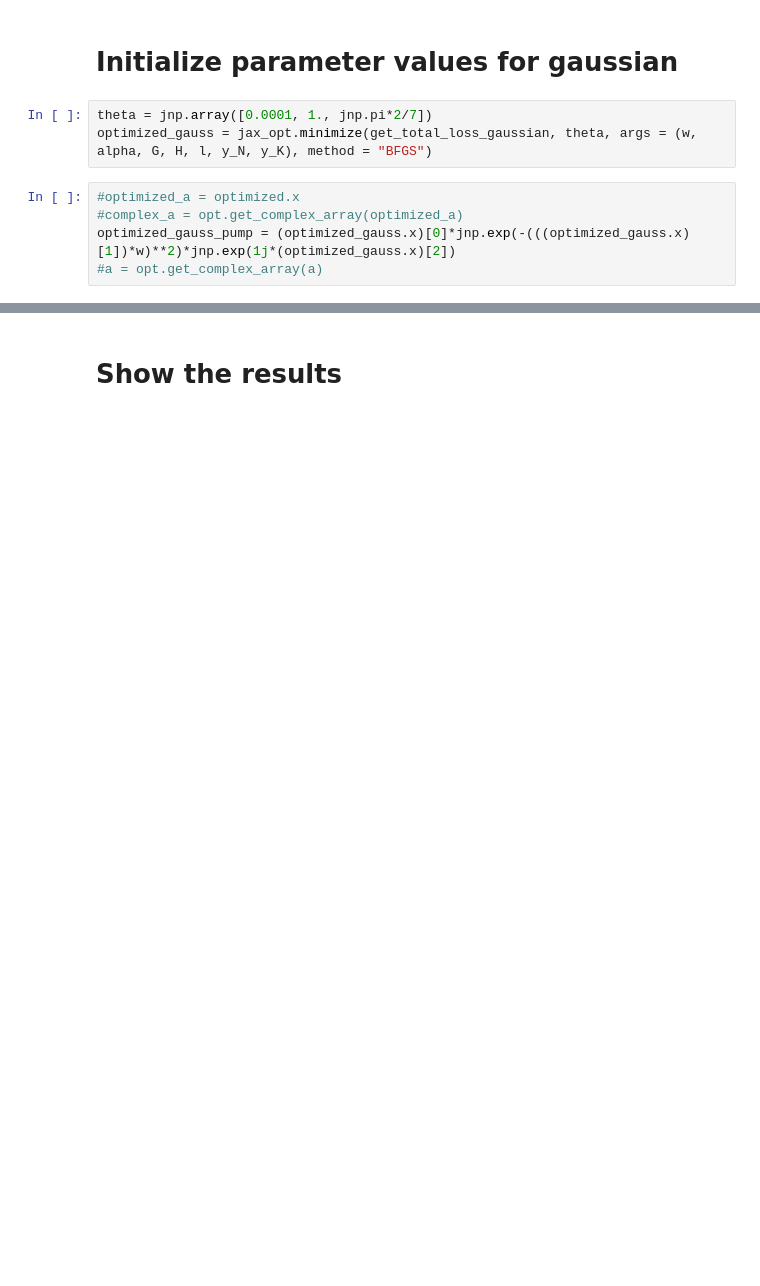
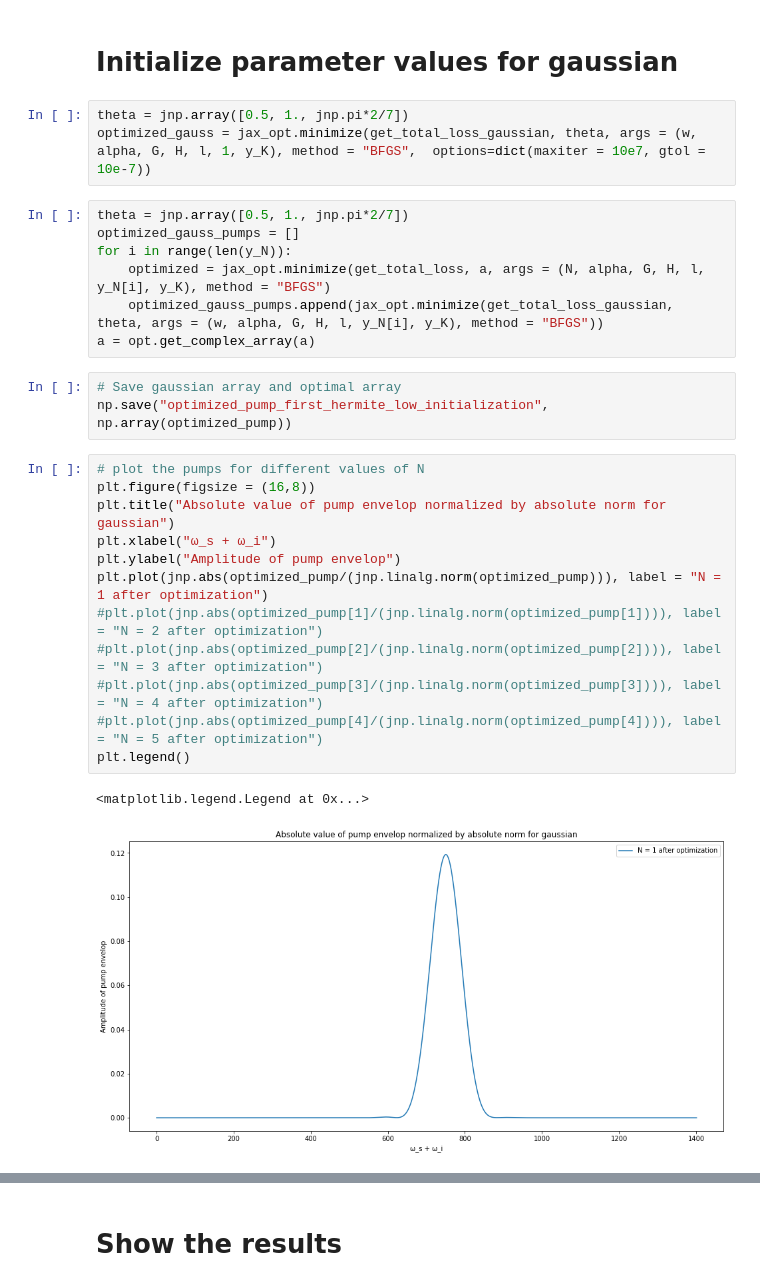
Before and after one commit to polyquantique/optimal_pumps, a Jupyter notebook: compare_with_gaussian.ipynb, the cells around one changed output, grey strips where cells are left out. Drawn from its saved outputs; the diff is of its cells as text; blank space fills up the shorter version.

```diff
--- a/compare_with_gaussian.ipynb
+++ b/compare_with_gaussian.ipynb
@@ -74,10 +97,30 @@ optimized = jax_opt.minimize(get_total_loss, a, args = (N, alpha, G, H, l, y_N,
 # %% [markdown]
 # Initialize parameter values for gaussian
+# %%
+theta = jnp.array([0.5, 1., jnp.pi*2/7])
+optimized_gauss = jax_opt.minimize(get_total_loss_gaussian, theta, args = (w, alpha, G, H, l, 1, y_K), method = "BFGS",  options=dict(maxiter = 10e7, gtol = 10e-7))
 # %%
-theta = jnp.array([0.0001, 1., jnp.pi*2/7])
-optimized_gauss = jax_opt.minimize(get_total_loss_gaussian, theta, args = (w, alpha, G, H, l, y_N, y_K), method = "BFGS")
+theta = jnp.array([0.5, 1., jnp.pi*2/7])
+optimized_gauss_pumps = []
+for i in range(len(y_N)):
+    optimized = jax_opt.minimize(get_total_loss, a, args = (N, alpha, G, H, l, y_N[i], y_K), method = "BFGS")
+    optimized_gauss_pumps.append(jax_opt.minimize(get_total_loss_gaussian, theta, args = (w, alpha, G, H, l, y_N[i], y_K), method = "BFGS"))
+a = opt.get_complex_array(a)
-# %%
-#optimized_a = optimized.x
-#complex_a = opt.get_complex_array(optimized_a)
-optimized_gauss_pump = (optimized_gauss.x)[0]*jnp.exp(-(((optimized_gauss.x)[1])*w)**2)*jnp.exp(1j*(optimized_gauss.x)[2])
-#a = opt.get_complex_array(a)
+# %%
+# Save gaussian array and optimal array
+np.save("optimized_pump_first_hermite_low_initialization", np.array(optimized_pump))
+# %%
+# plot the pumps for different values of N
+plt.figure(figsize = (16,8))
+plt.title("Absolute value of pump envelop normalized by absolute norm for gaussian")
+plt.xlabel("ω_s + ω_i")
+plt.ylabel("Amplitude of pump envelop")
+plt.plot(jnp.abs(optimized_pump/(jnp.linalg.norm(optimized_pump))), label = "N = 1 after optimization")
+#plt.plot(jnp.abs(optimized_pump[1]/(jnp.linalg.norm(optimized_pump[1]))), label = "N = 2 after optimization")
+#plt.plot(jnp.abs(optimized_pump[2]/(jnp.linalg.norm(optimized_pump[2]))), label = "N = 3 after optimization")
+#plt.plot(jnp.abs(optimized_pump[3]/(jnp.linalg.norm(optimized_pump[3]))), label = "N = 4 after optimization")
+#plt.plot(jnp.abs(optimized_pump[4]/(jnp.linalg.norm(optimized_pump[4]))), label = "N = 5 after optimization")
+plt.legend()
+# %% [output]
+<matplotlib.legend.Legend at 0x...>
+[figure, added]
```
Also changed, not shown: parts of 32 cells of this notebook, 25 other files.
